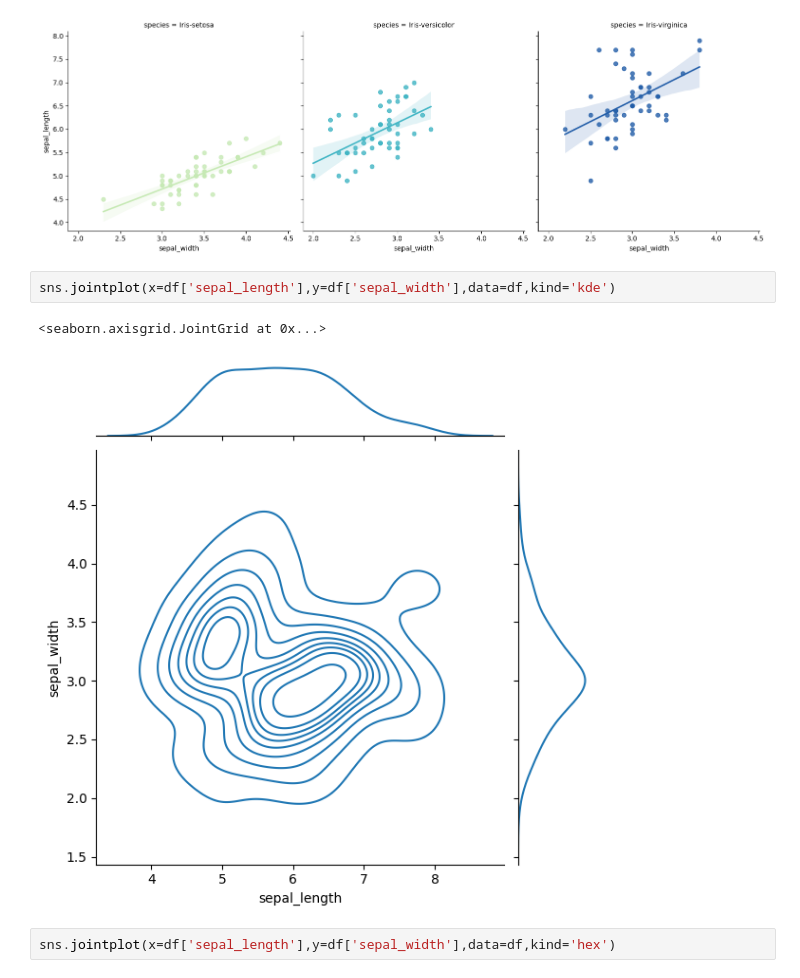
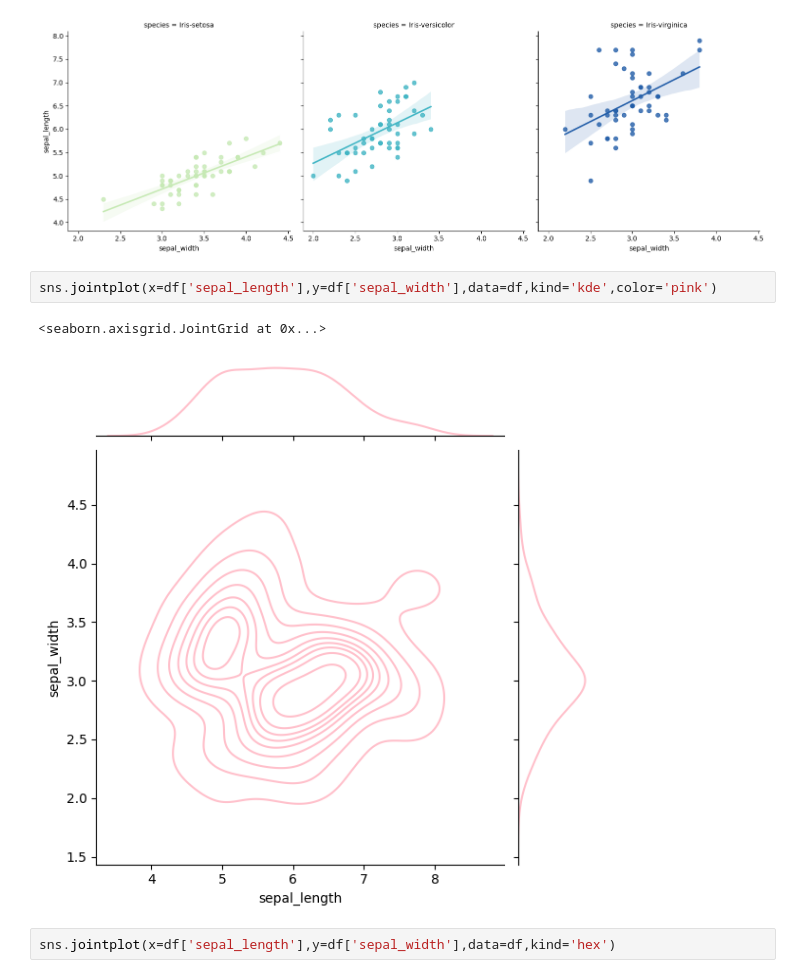
Before and after one commit to sayaanfrah/codfileInternship, a Jupyter notebook: iris_solution.ipynb, the cells around one changed output. Cells and saved outputs as stored; diff of their text form.

```diff
--- a/iris_solution.ipynb
+++ b/iris_solution.ipynb
@@ -205,10 +205,10 @@ sns.lmplot(x = 'sepal_width', y = 'sepal_length', data = df, col = 'species', hu
 <seaborn.axisgrid.FacetGrid at 0x...>
 [figure]
 # %%
-sns.jointplot(x=df['sepal_length'],y=df['sepal_width'],data=df,kind='kde')
+sns.jointplot(x=df['sepal_length'],y=df['sepal_width'],data=df,kind='kde',color='pink')
 # %% [output]
 <seaborn.axisgrid.JointGrid at 0x...>
-[figure, old version]
+[figure, new version]
 # %%
 sns.jointplot(x=df['sepal_length'],y=df['sepal_width'],data=df,kind='hex')
 # %% [output]
```
Also changed, not shown: parts of 22 cells of this notebook, 1 other file.
